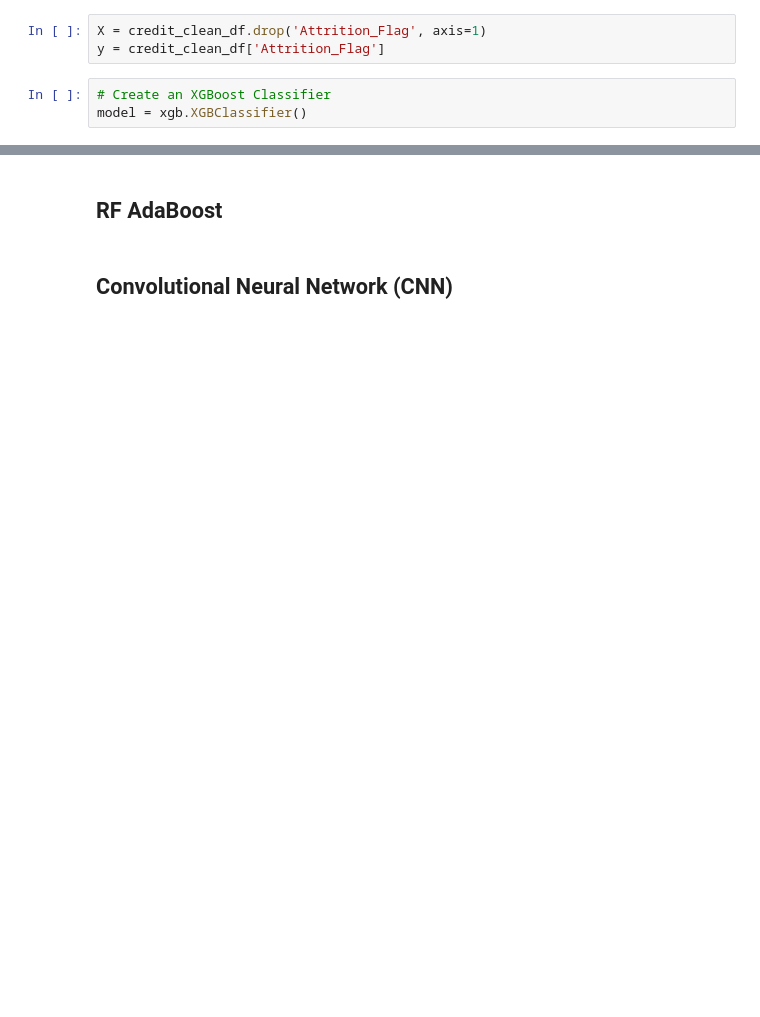
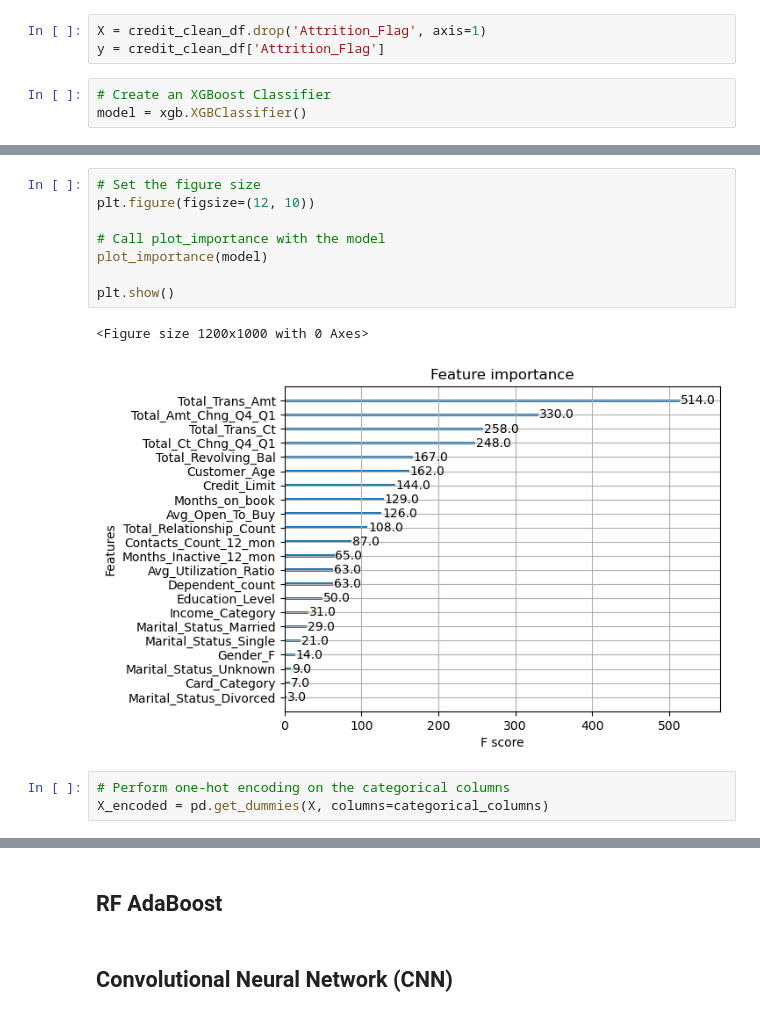
Before and after one commit to PaolaMalagon/Churn-Prediction-G2, a Jupyter notebook: Churn-Prediction-G2.ipynb, the cells around one changed output, grey strips where cells are left out. Saved outputs shown, nothing was run; the diff lists cells and outputs as text; blank space fills up the shorter version.

```diff
--- a/Churn-Prediction-G2.ipynb
+++ b/Churn-Prediction-G2.ipynb
@@ -597,0 +583,14 @@ NameError: name 'm' is not defined
+# %%
+# Set the figure size
+plt.figure(figsize=(12, 10))
+
+# Call plot_importance with the model
+plot_importance(model)
+
+plt.show()
+# %% [output]
+<Figure size 1200x1000 with 0 Axes>
+[figure, added]
+# %%
+# Perform one-hot encoding on the categorical columns
+X_encoded = pd.get_dummies(X, columns=categorical_columns)
```
Also changed, not shown: parts of 25 cells of this notebook.
